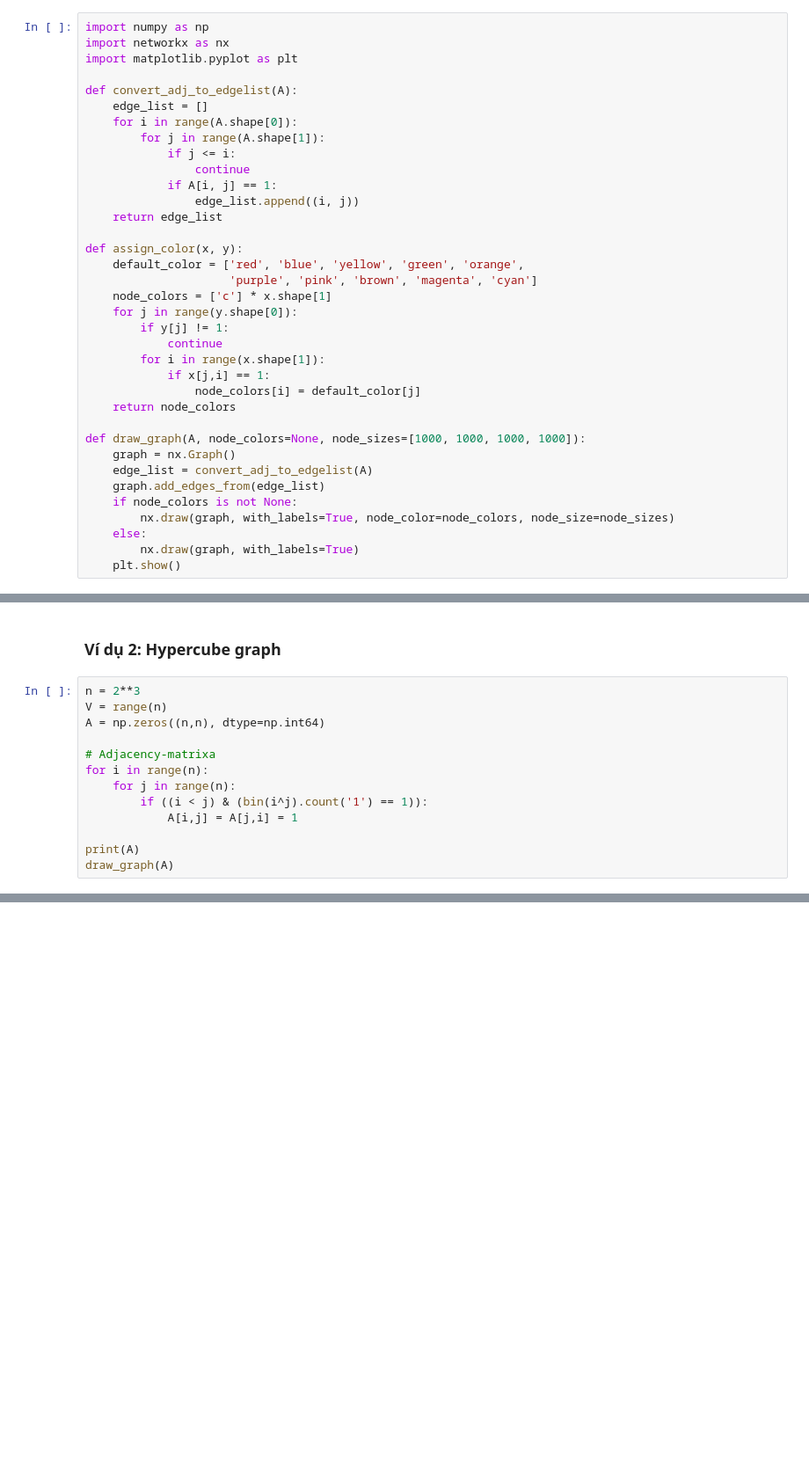
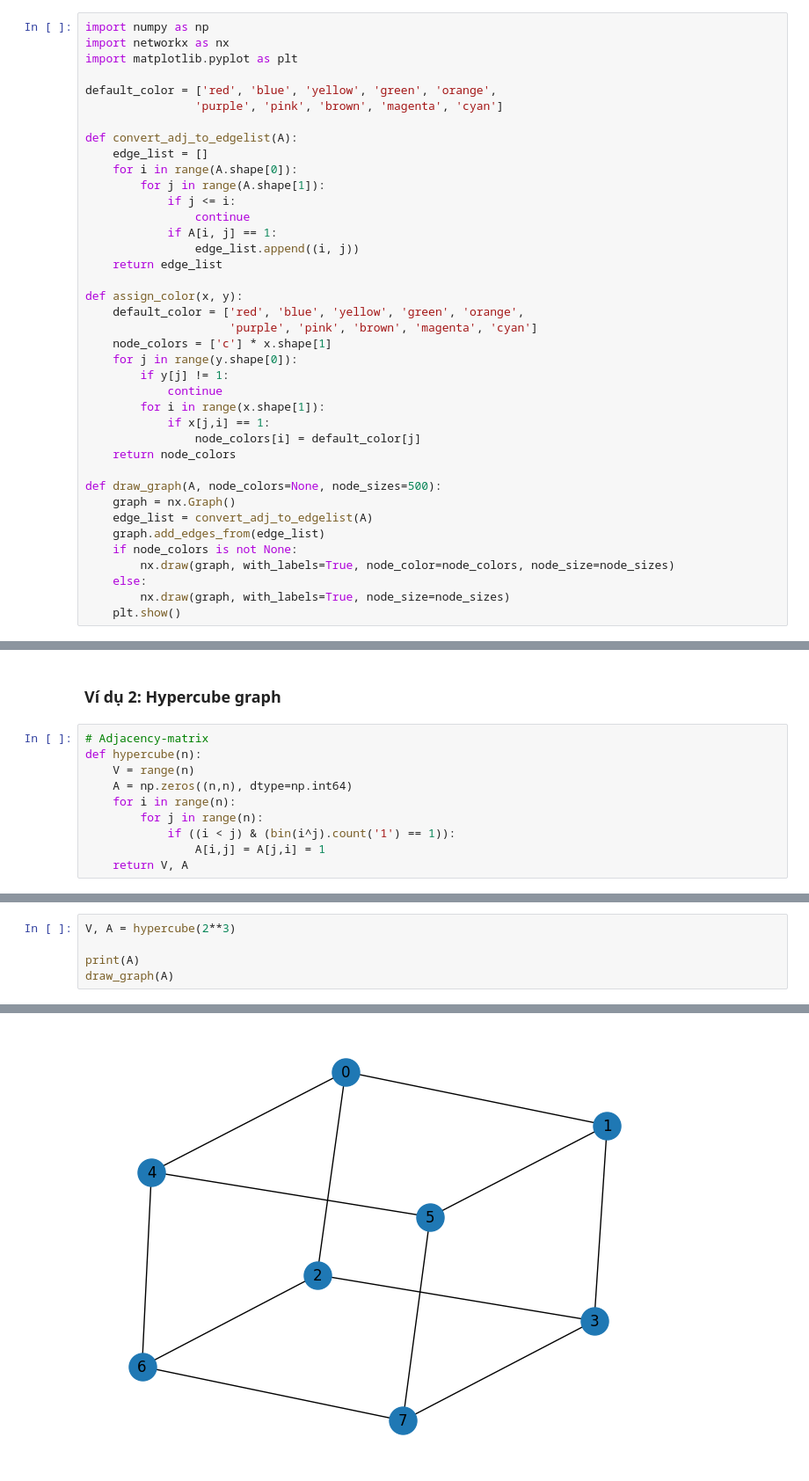
Before and after one commit to kyle-paul/pima, a Jupyter notebook: Notebook.ipynb, the cells around one changed output, grey strips where cells are left out. Shown: that part at 88% size. Drawn from its saved outputs; the diff is of its cells as text; blank space fills up the shorter version.

Commit message:
domatic with hyper cube

```diff
--- a/Notebook.ipynb
+++ b/Notebook.ipynb
@@ -491,6 +491,9 @@ x_{ij} \in \{0, 1\} \text{ và } y_{ij} \in \{ 0, 1\}
 import numpy as np
 import networkx as nx
 import matplotlib.pyplot as plt
+
+default_color = ['red', 'blue', 'yellow', 'green', 'orange',
+                'purple', 'pink', 'brown', 'magenta', 'cyan']
 
 def convert_adj_to_edgelist(A):
     edge_list = []
@@ -514,14 +517,14 @@ def assign_color(x, y):
                 node_colors[i] = default_color[j]
     return node_colors
 
-def draw_graph(A, node_colors=None, node_sizes=[1000, 1000, 1000, 1000]):
+def draw_graph(A, node_colors=None, node_sizes=500):
     graph = nx.Graph()
     edge_list = convert_adj_to_edgelist(A)
     graph.add_edges_from(edge_list)
     if node_colors is not None:
         nx.draw(graph, with_labels=True, node_color=node_colors, node_size=node_sizes)
     else:
-        nx.draw(graph, with_labels=True)
+        nx.draw(graph, with_labels=True, node_size=node_sizes)
     plt.show()
 # %% [markdown]
 ### **Ví dụ 1: General Graph**
@@ -629,15 +620,12 @@ Kết quả vector y:
 # %% [markdown]
 ### **Ví dụ 2: Hypercube graph**
 # %%
-n = 2**3
-V = range(n)
-A = np.zeros((n,n), dtype=np.int64)
-
-# Adjacency-matrixa
-for i in range(n):
-    for j in range(n):
-        if ((i < j) & (bin(i^j).count('1') == 1)):
-            A[i,j] = A[j,i] = 1
-
-print(A)
-draw_graph(A)
+# Adjacency-matrix
+def hypercube(n):
+    V = range(n)
+    A = np.zeros((n,n), dtype=np.int64)
+    for i in range(n):
+        for j in range(n):
+            if ((i < j) & (bin(i^j).count('1') == 1)):
+                A[i,j] = A[j,i] = 1
+    return V, A
@@ -660,0 +632,6 @@ draw_graph(A, node_colors=node_colors)
+# %%
+V, A = hypercube(2**3)
+
+print(A)
+draw_graph(A)
+# %% [output]
@@ -661,3 +646,4 @@ draw_graph(A, node_colors=node_colors)
+[figure, added]
 # %%
 from gurobipy import Model, GRB
 import gurobipy
```
Also changed, not shown: parts of 14 cells of this notebook.
